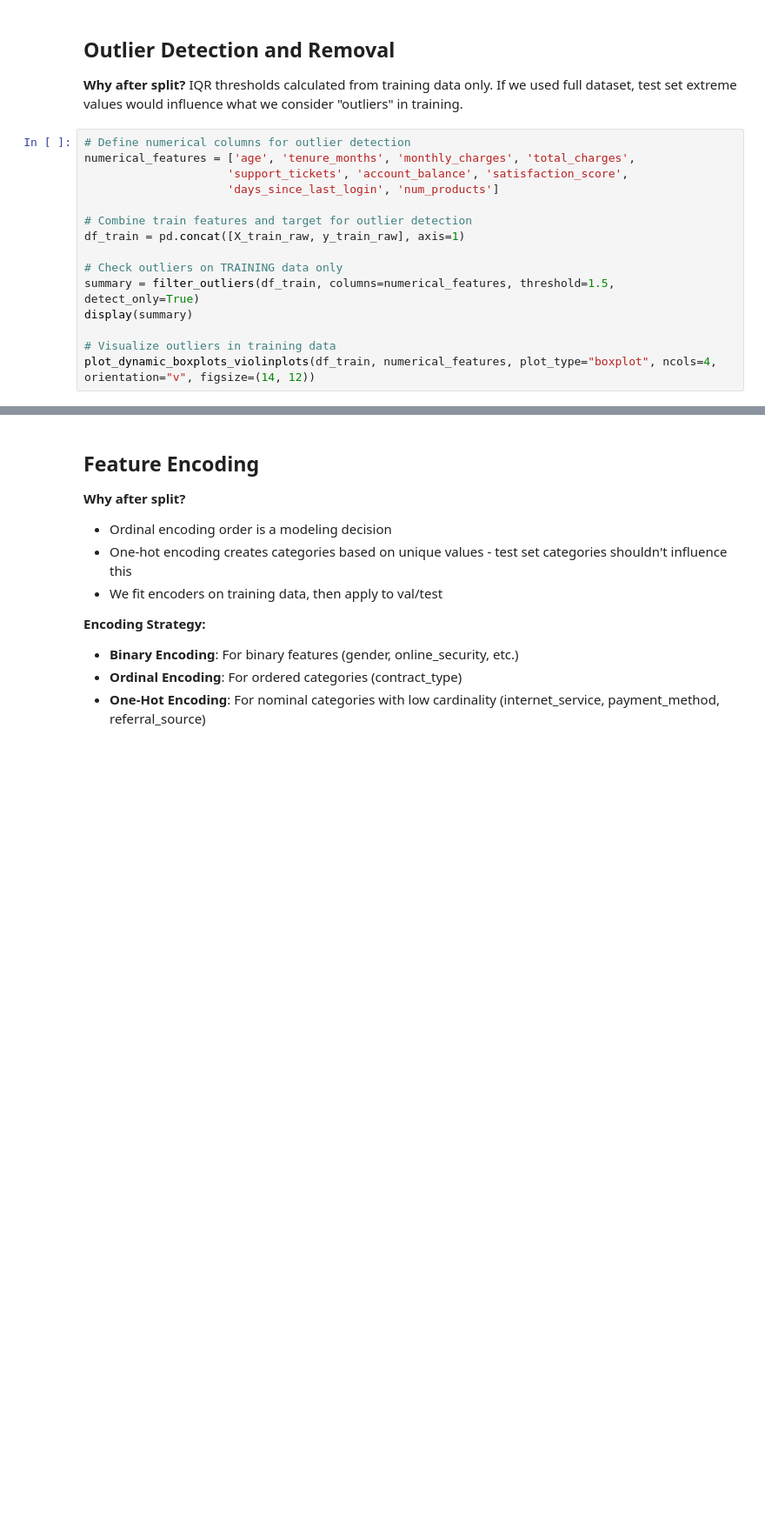
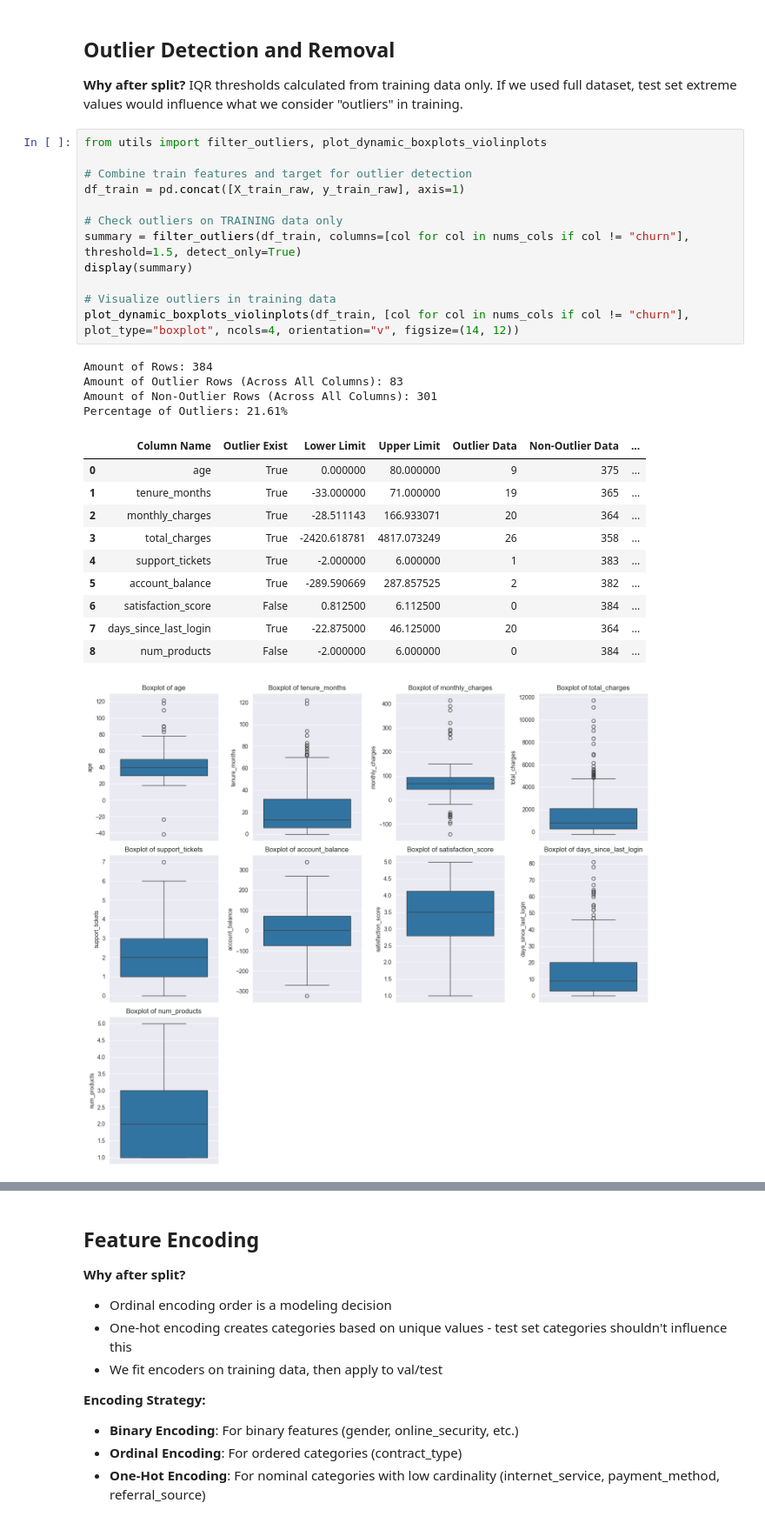
Before and after one commit to mcikalmerdeka/ds-dataprep-utils, a Jupyter notebook: notebooks/classification.ipynb, the cells around one changed output, grey strips where cells are left out. Shown at 87% size. Drawn from its saved outputs; the diff is of its cells as text; blank space fills up the shorter version.

```diff
--- a/notebooks/classification.ipynb
+++ b/notebooks/classification.ipynb
@@ -511,20 +527,33 @@ From this point forward:
 
 **Why after split?** IQR thresholds calculated from training data only. If we used full dataset, test set extreme values would influence what we consider "outliers" in training.
 # %%
-# Define numerical columns for outlier detection
-numerical_features = ['age', 'tenure_months', 'monthly_charges', 'total_charges',
-                     'support_tickets', 'account_balance', 'satisfaction_score',
-                     'days_since_last_login', 'num_products']
+from utils import filter_outliers, plot_dynamic_boxplots_violinplots
 
 # Combine train features and target for outlier detection
 df_train = pd.concat([X_train_raw, y_train_raw], axis=1)
 
 # Check outliers on TRAINING data only
-summary = filter_outliers(df_train, columns=numerical_features, threshold=1.5, detect_only=True)
+summary = filter_outliers(df_train, columns=[col for col in nums_cols if col != "churn"], threshold=1.5, detect_only=True)
 display(summary)
 
 # Visualize outliers in training data
-plot_dynamic_boxplots_violinplots(df_train, numerical_features, plot_type="boxplot", ncols=4, orientation="v", figsize=(14, 12))
+plot_dynamic_boxplots_violinplots(df_train, [col for col in nums_cols if col != "churn"], plot_type="boxplot", ncols=4, orientation="v", figsize=(14, 12))
+# %% [output]
+Amount of Rows: 384
+Amount of Outlier Rows (Across All Columns): 83
+Amount of Non-Outlier Rows (Across All Columns): 301
+Percentage of Outliers: 21.61%
+|  | Column Name | Outlier Exist | Lower Limit | Upper Limit | Outlier Data | Non-Outlier Data | ... |
+| 0 | age | True | 0.000000 | 80.000000 | 9 | 375 | ... |
+| 1 | tenure_months | True | -33.000000 | 71.000000 | 19 | 365 | ... |
+| 2 | monthly_charges | True | -28.511143 | 166.933071 | 20 | 364 | ... |
+| 3 | total_charges | True | -2420.618781 | 4817.073249 | 26 | 358 | ... |
+| 4 | support_tickets | True | -2.000000 | 6.000000 | 1 | 383 | ... |
+| 5 | account_balance | True | -289.590669 | 287.857525 | 2 | 382 | ... |
+| 6 | satisfaction_score | False | 0.812500 | 6.112500 | 0 | 384 | ... |
+| 7 | days_since_last_login | True | -22.875000 | 46.125000 | 20 | 364 | ... |
+| 8 | num_products | False | -2.000000 | 6.000000 | 0 | 384 | ... |
+[figure, added]
 # %%
 # Remove outliers from TRAINING data and get IQR limits
 # These limits will be applied to validation data to ensure consistent distributions
```
Also changed, not shown: parts of 25 cells of this notebook.
